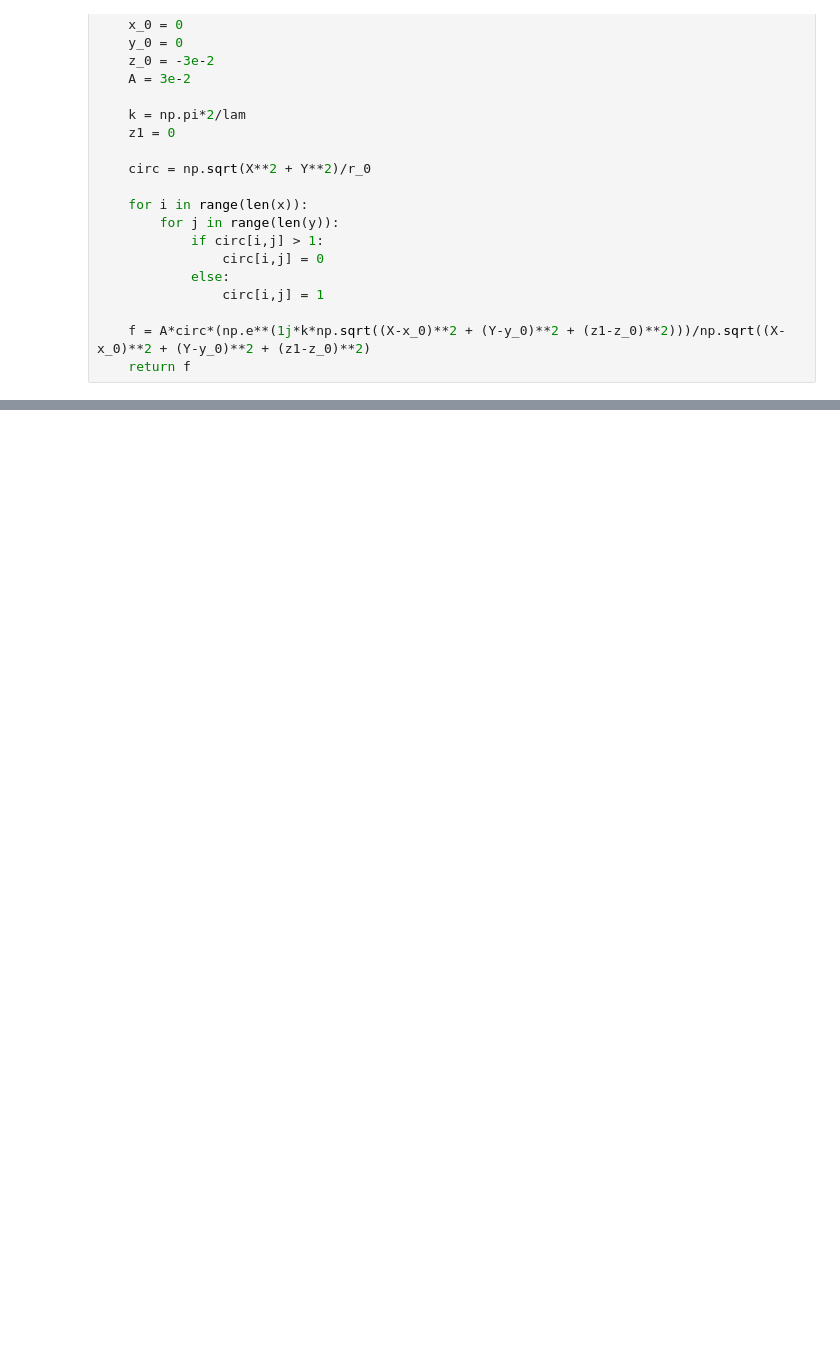
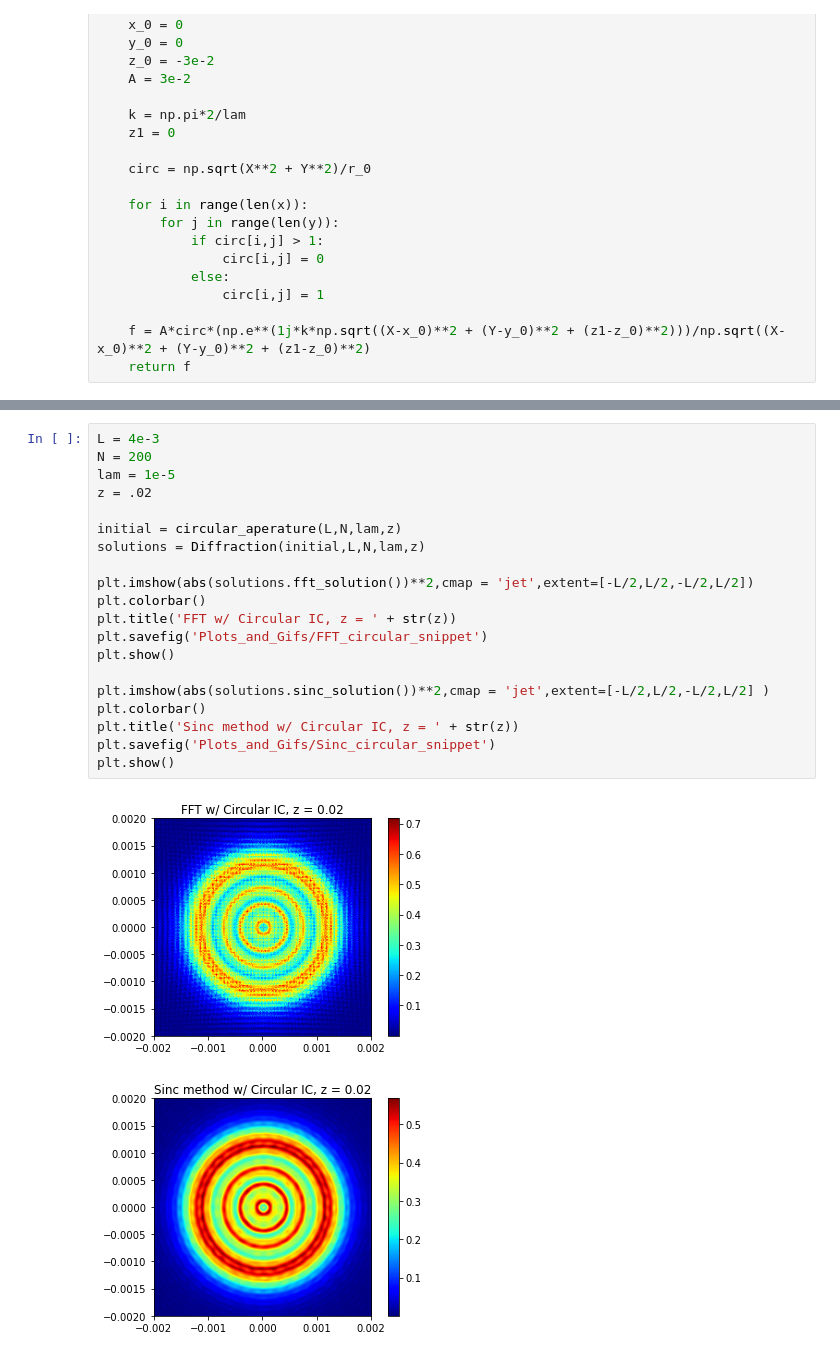
Before and after one commit to TeddyMeissner/Diffraction-Integral, a Jupyter notebook: plots_and_gifs.ipynb, the cells around one changed output, grey strips where cells are left out. Saved outputs shown, nothing was run; the diff lists cells and outputs as text; blank space fills up the shorter version.

```diff
--- a/plots_and_gifs.ipynb
+++ b/plots_and_gifs.ipynb
@@ -92,0 +115,23 @@ MovieWriter imagemagick unavailable; using Pillow instead.
+# %%
+L = 4e-3
+N = 200
+lam = 1e-5
+z = .02
+
+initial = circular_aperature(L,N,lam,z)
+solutions = Diffraction(initial,L,N,lam,z)
+
+plt.imshow(abs(solutions.fft_solution())**2,cmap = 'jet',extent=[-L/2,L/2,-L/2,L/2])
+plt.colorbar()
+plt.title('FFT w/ Circular IC, z = ' + str(z))
+plt.savefig('Plots_and_Gifs/FFT_circular_snippet')
+plt.show()
+
+plt.imshow(abs(solutions.sinc_solution())**2,cmap = 'jet',extent=[-L/2,L/2,-L/2,L/2] )
+plt.colorbar()
+plt.title('Sinc method w/ Circular IC, z = ' + str(z))
+plt.savefig('Plots_and_Gifs/Sinc_circular_snippet')
+plt.show()
+# %% [output]
+[figure, added]
+[figure, added]
```
Also changed, not shown: parts of 4 cells of this notebook, 6 other files.
